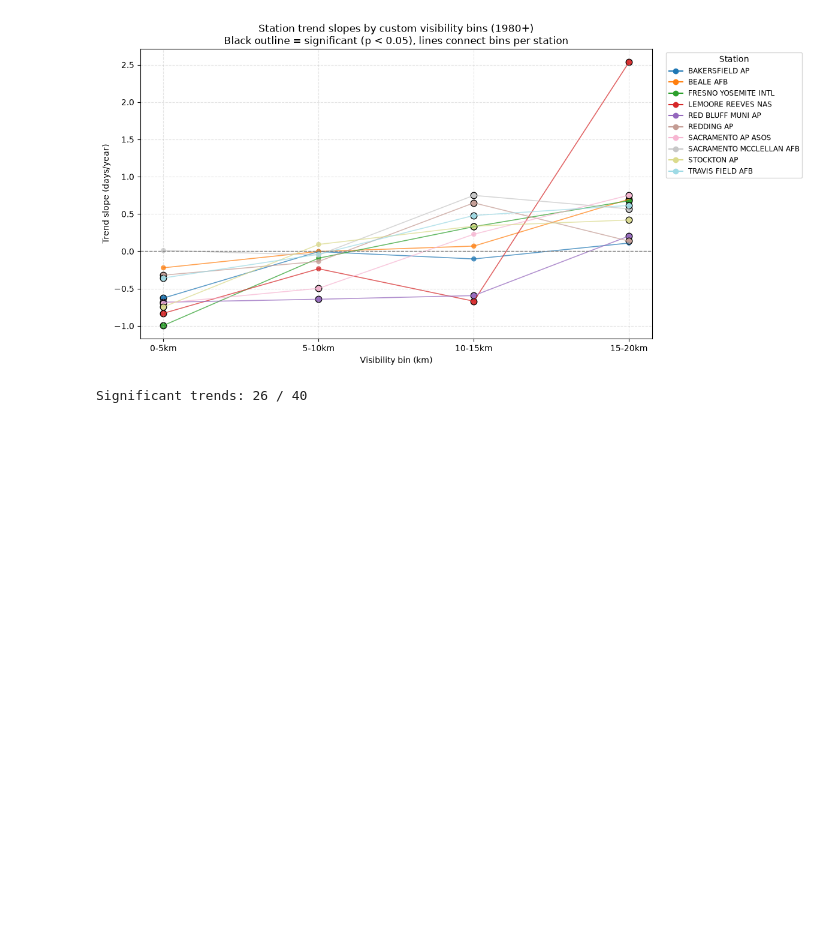
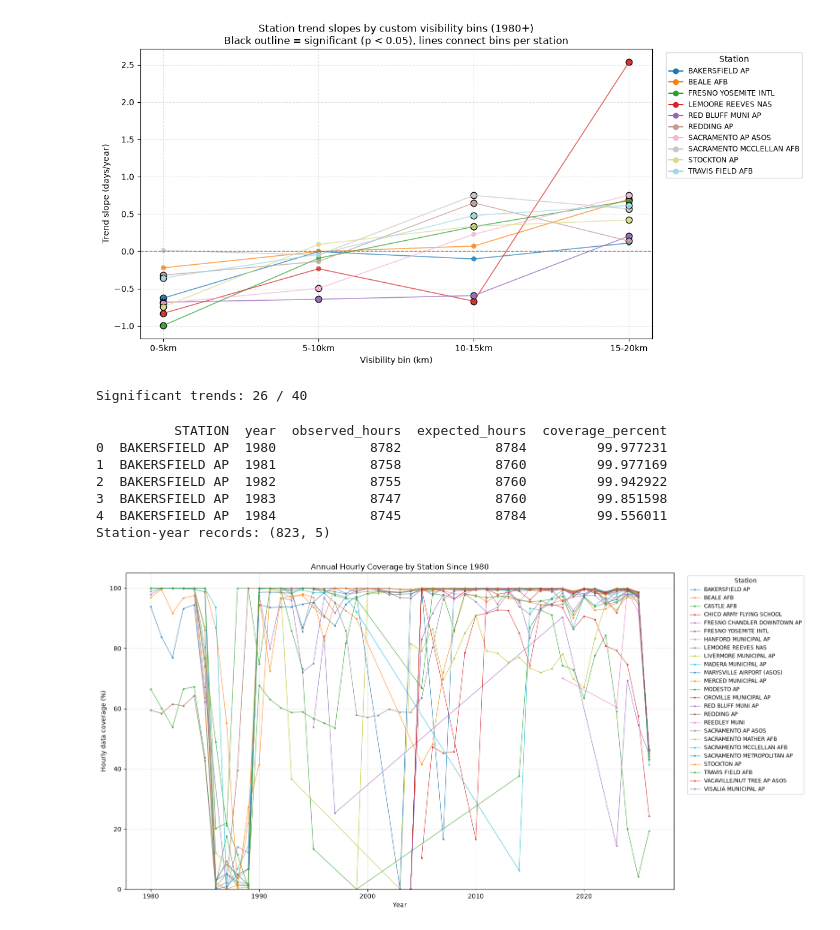
Before and after one commit to audfish/WQ2026, a Jupyter notebook: CV_Visibility_Testing.ipynb, the cells around one changed output. Drawn from its saved outputs; the diff is of its cells as text; code cells hidden in the pictures; blank space fills up the shorter version.

Commit message:
Started testing trend relations to data availability

```diff
--- a/CV_Visibility_Testing.ipynb
+++ b/CV_Visibility_Testing.ipynb
@@ -1807,4 +1808,77 @@ else:
 # %% [output]
 [figure]
 Significant trends: 26 / 40
+# %%
+# Determine annual hourly coverage for each station since 1980
+
+coverage_rows = CV_rows[CV_rows["year"] >= 1980].copy()
+coverage_rows["DATE"] = pd.to_datetime(coverage_rows["DATE"], errors="coerce")
+coverage_rows = coverage_rows.dropna(subset=["DATE", "STATION"])
+
+# Count unique observed hours per station and year
+coverage_rows["hour_timestamp"] = coverage_rows["DATE"].dt.floor("h")
+
+observed_hours = (
+    coverage_rows
+    .drop_duplicates(subset=["STATION", "hour_timestamp"])
+    .groupby(["STATION", "year"], as_index=False)
+    .size()
+    .rename(columns={"size": "observed_hours"})
+)
+
+# Expected hours in each year, accounting for leap years
+observed_hours["expected_hours"] = np.where(
+    observed_hours["year"].apply(lambda year: pd.Timestamp(year, 12, 31).is_leap_year),
+    8784,
+    8760
+)
+
+observed_hours["coverage_percent"] = (
+    observed_hours["observed_hours"] /
+    observed_hours["expected_hours"] * 100
+)
+
+hourly_coverage_year = observed_hours.sort_values(["STATION", "year"])
+
+print(hourly_coverage_year.head())
+print("Station-year records:", hourly_coverage_year.shape)
+
+# Plot annual hourly coverage by station
+fig, ax = plt.subplots(figsize=(16, 8))
+
+for station, station_df in hourly_coverage_year.groupby("STATION"):
+    ax.plot(
+        station_df["year"],
+        station_df["coverage_percent"],
+        marker="o",
+        markersize=2,
+        linewidth=1,
+        alpha=0.7,
+        label=station
+    )
+
+ax.set_xlabel("Year")
+ax.set_ylabel("Hourly data coverage (%)")
+ax.set_title("Annual Hourly Coverage by Station Since 1980")
+ax.set_ylim(0, 105)
+ax.grid(True, linestyle="--", alpha=0.35)
+
+ax.legend(
+    title="Station",
+    bbox_to_anchor=(1.02, 1),
+    loc="upper left",
+    fontsize="small"
+)
+
+plt.tight_layout()
+plt.show()
+# %% [output]
+          STATION  year  observed_hours  expected_hours  coverage_percent
+0  BAKERSFIELD AP  1980            8782            8784         99.977231
+1  BAKERSFIELD AP  1981            8758            8760         99.977169
+2  BAKERSFIELD AP  1982            8755            8760         99.942922
+3  BAKERSFIELD AP  1983            8747            8760         99.851598
+4  BAKERSFIELD AP  1984            8745            8784         99.556011
+Station-year records: (823, 5)
+[figure, added]
 # %%
```
Also changed, not shown: parts of 3 cells of this notebook.
